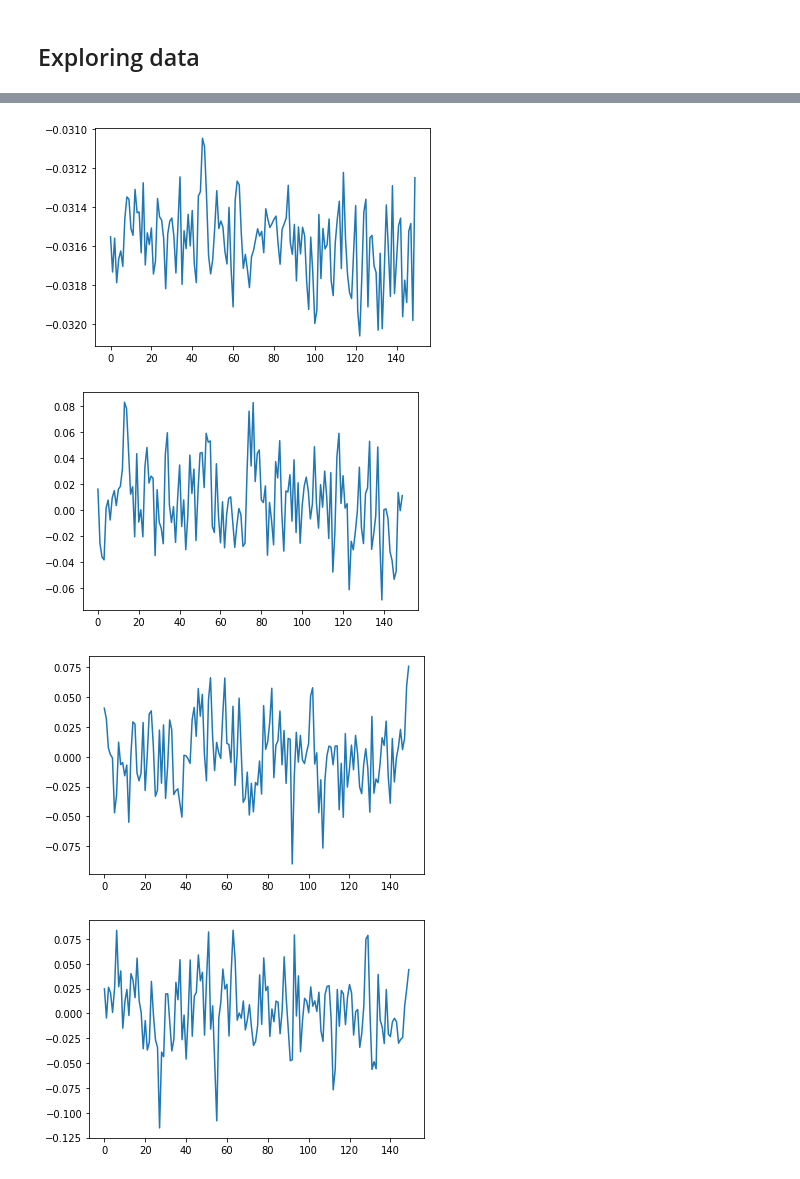
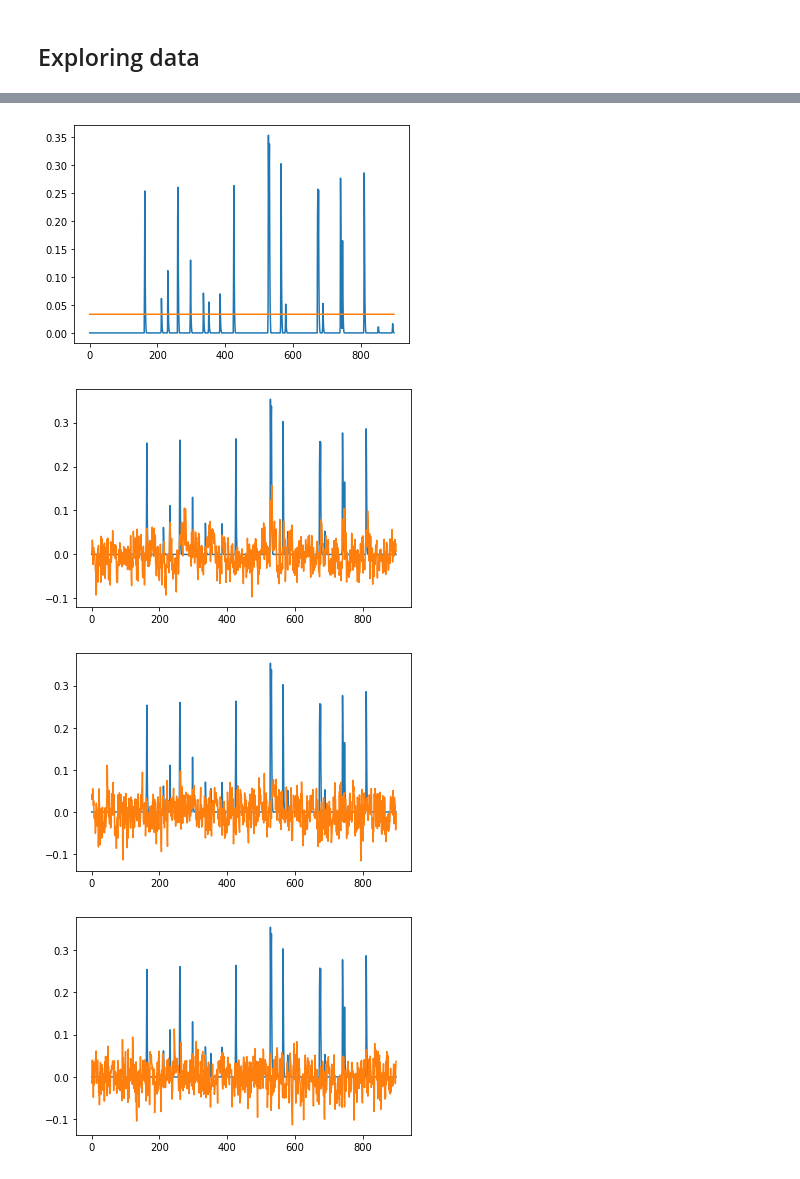
Before and after one commit to HIDA-Datathon/Team-DROP-TABLE-Teams---, a Jupyter notebook: Untitled.ipynb, the cells around one changed output, grey strips where cells are left out. Drawn from its saved outputs; the diff is of its cells as text; code cells hidden in the pictures.

```diff
--- a/Untitled.ipynb
+++ b/Untitled.ipynb
@@ -35,0 +37,3 @@ data = PCA_dm(T2m_r1_np, n_components=4)
+# %%
+latent_data = np.load("data/outputs.npy")
+dm_output = PCA_dm(latent_data.reshape(900, 32))
@@ -36,11 +42,12 @@ data = PCA_dm(T2m_r1_np, n_components=4)
+# %%
+for i in range(4):
+    plt.plot(volc_activity_np[:900])
+    plt.plot(dm_output.pca.components_[i, :])
+    plt.show()
+# %% [output]
+[figure, added]
+[figure, added]
+[figure, added]
+[figure, added]
 # %%
 data.perform_pca()
-# %%
-for i in range(4):
-    plt.plot(data.pca.components_[i, :150])
-    plt.show()
-# %% [output]
-[figure, removed]
-[figure, removed]
-[figure, removed]
-[figure, removed]
```
Also changed, not shown: parts of 5 cells of this notebook, 1 other file.
